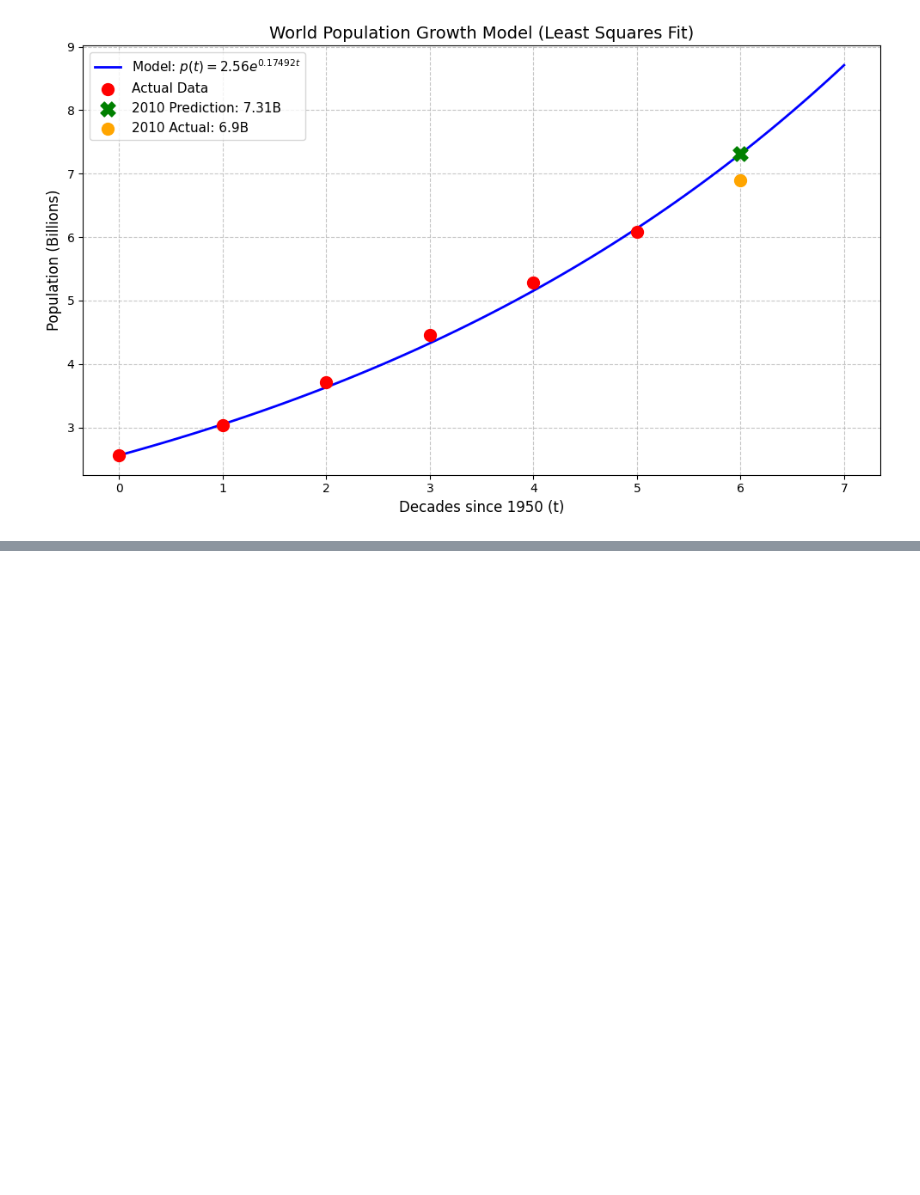
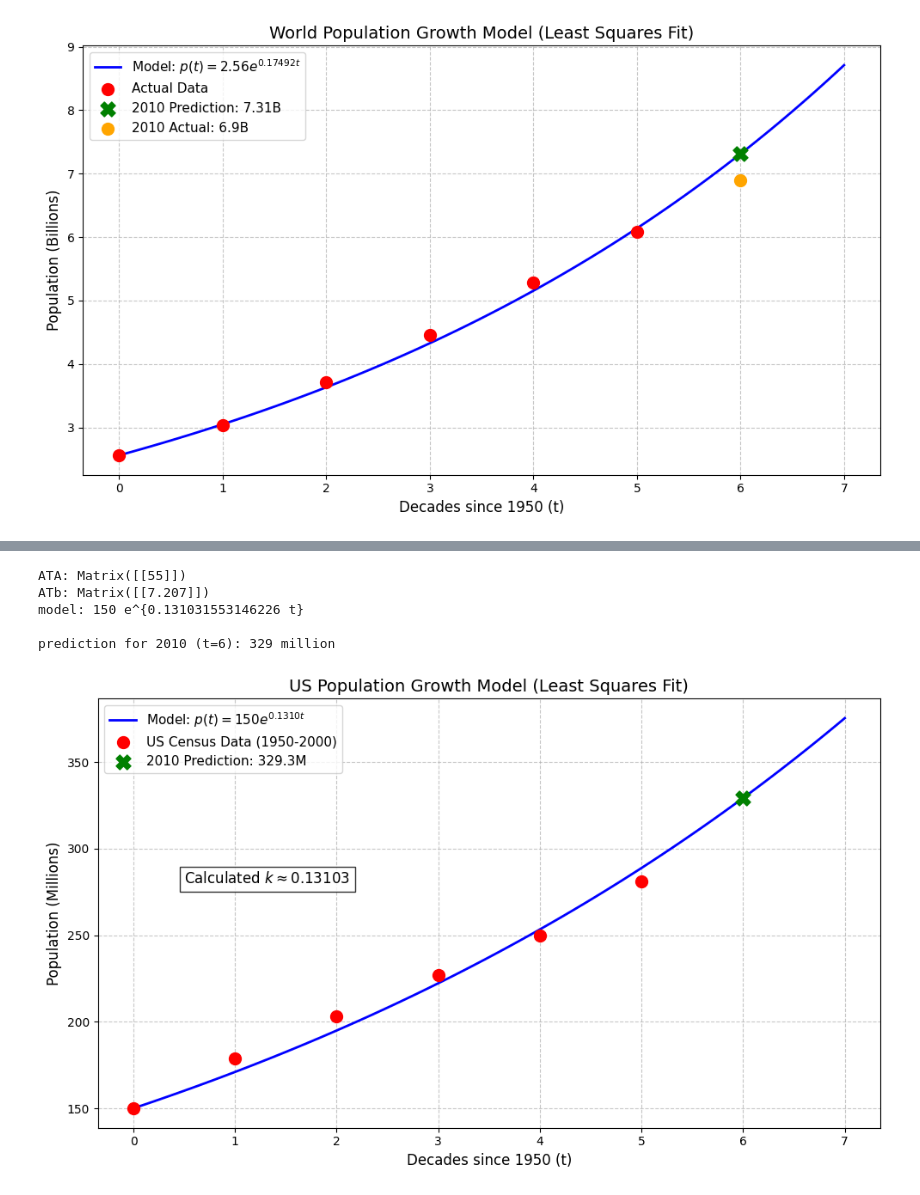
Before and after one commit to MeVsTheVoices/MATH620, a Jupyter notebook: Homeworks/Unit 7/Homework 11/Homework.ipynb, the cells around one changed output, grey strips where cells are left out. Saved outputs shown, nothing was run; the diff lists cells and outputs as text; code cells hidden in the pictures; blank space fills up the shorter version.

```diff
--- a/Homeworks/Unit 7/Homework 11/Homework.ipynb
+++ b/Homeworks/Unit 7/Homework 11/Homework.ipynb
@@ -300,0 +313,77 @@ plt.show()
+# %%
+from sympy import Matrix, log, symbols, exp, N
+
+A = Matrix([1, 2, 3, 4, 5])
+
+b = Matrix([
+    log(179/150),
+    log(203/150),
+    log(227/150),
+    log(250/150),
+    log(281/150)
+])
+
+ATA = A.T * A
+ATb = A.T * b
+print(f"ATA: {ATA}")
+print(f"ATb: {ATb.evalf(4)}")
+
+k_matrix = ATA.solve(ATb)
+k_value = k_matrix[0]
+
+t = symbols('t')
+model = 150 * exp(k_value * t)
+
+p_2010 = model.subs(t, 6)
+print(f"model: {latex(model)}")
+print(f"\nprediction for 2010 (t=6): {p_2010.evalf(3)} million")
+# %% [output]
+ATA: Matrix([[55]])
+ATb: Matrix([[7.207]])
+model: 150 e^{0.131031553146226 t}
+
+prediction for 2010 (t=6): 329 million
+# %%
+import numpy as np
+import matplotlib.pyplot as plt
+
+t_data = np.array([0, 1, 2, 3, 4, 5])
+p_data = np.array([150, 179, 203, 227, 250, 281])
+p0 = 150
+
+A = np.array([1, 2, 3, 4, 5])
+b = np.log(p_data[1:] / p0)
+
+ATA = np.dot(A, A)
+ATb = np.dot(A, b)
+
+k_optimal = ATb / ATA
+
+def model_func(t):
+    return p0 * np.exp(k_optimal * t)
+
+
+t_smooth = np.linspace(0, 7, 100)
+p_smooth = model_func(t_smooth)
+
+t_2010 = 6
+p_2010_pred = model_func(t_2010)
+
+
+plt.figure(figsize=(10, 6))
+
+plt.plot(t_smooth, p_smooth, label=f'Model: $p(t) = 150e^{{{k_optimal:.4f}t}}$', color='blue', linewidth=2)
+plt.scatter(t_data, p_data, color='red', s=100, zorder=5, label='US Census Data (1950-2000)')
+plt.scatter(t_2010, p_2010_pred, color='green', marker='X', s=150, zorder=5, label=f'2010 Prediction: {p_2010_pred:.1f}M')
+
+plt.title('US Population Growth Model (Least Squares Fit)', fontsize=14)
+plt.xlabel('Decades since 1950 (t)', fontsize=12)
+plt.ylabel('Population (Millions)', fontsize=12)
+plt.grid(True, linestyle='--', alpha=0.7)
+plt.legend(fontsize=11)
+plt.text(0.5, 280, f'Calculated $k \\approx {k_optimal:.5f}$', fontsize=12, bbox=dict(facecolor='white', alpha=0.8))
+
+plt.tight_layout()
+plt.show()
+# %% [output]
+[figure, added]
```
Also changed, not shown: parts of 2 cells of this notebook.
